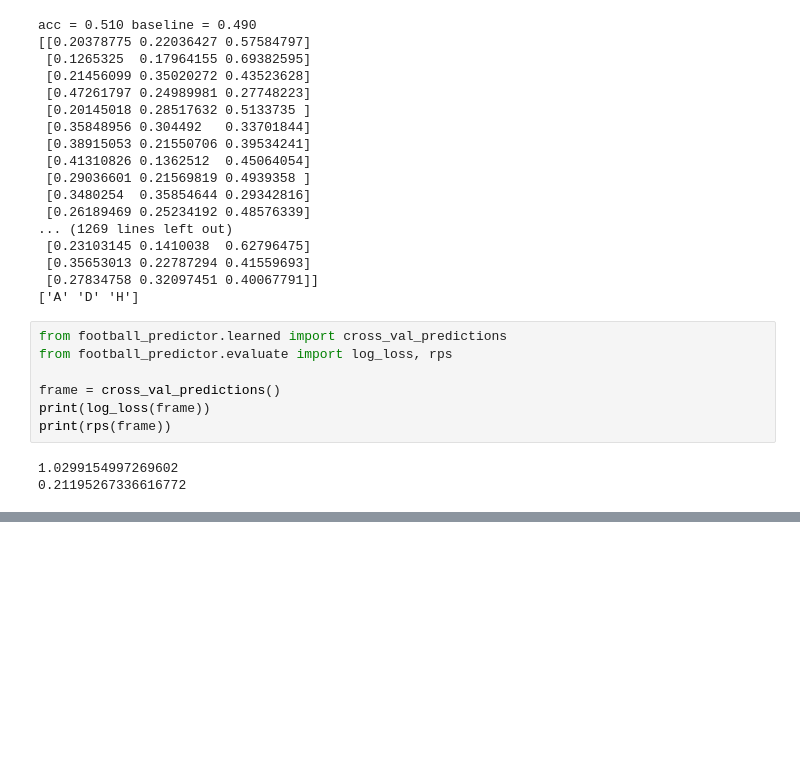
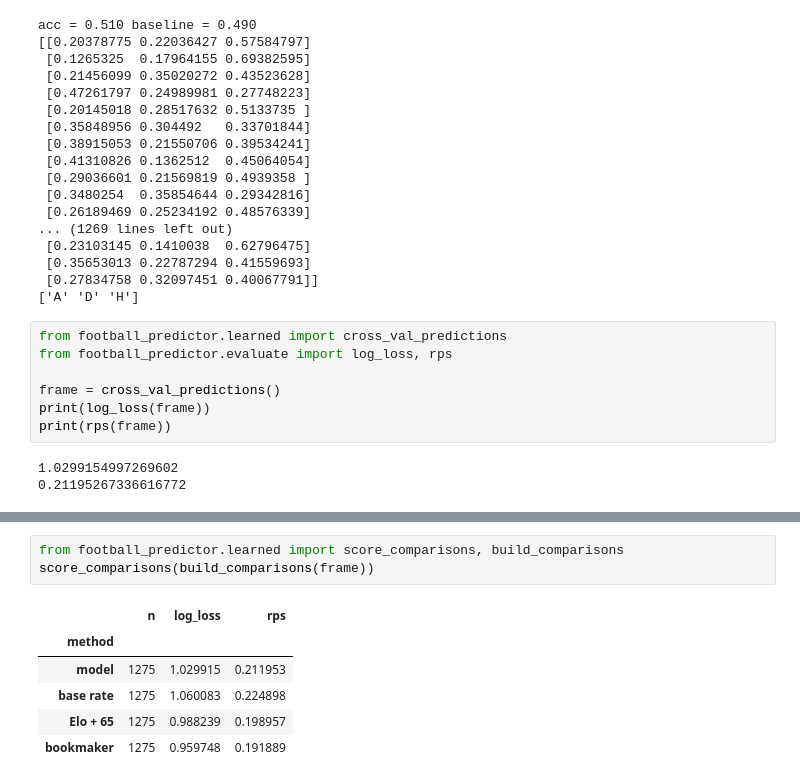
Before and after one commit to alexander-kiss1/Football-Analyzer, a Jupyter notebook: notebooks/explore.ipynb, the cells around one changed output, grey strips where cells are left out. Saved outputs shown, nothing was run; the diff lists cells and outputs as text; blank space fills up the shorter version.

```diff
--- a/notebooks/explore.ipynb
+++ b/notebooks/explore.ipynb
@@ -894,0 +889,10 @@ print(rps(frame))
+# %%
+from football_predictor.learned import score_comparisons, build_comparisons
+score_comparisons(build_comparisons(frame))
+# %% [output]
+|  | n | log_loss | rps |
+| method |  |  |  |
+| model | 1275 | 1.029915 | 0.211953 |
+| base rate | 1275 | 1.060083 | 0.224898 |
+| Elo + 65 | 1275 | 0.988239 | 0.198957 |
+| bookmaker | 1275 | 0.959748 | 0.191889 |
```
Also changed, not shown: parts of 22 cells of this notebook, 2 other files.
